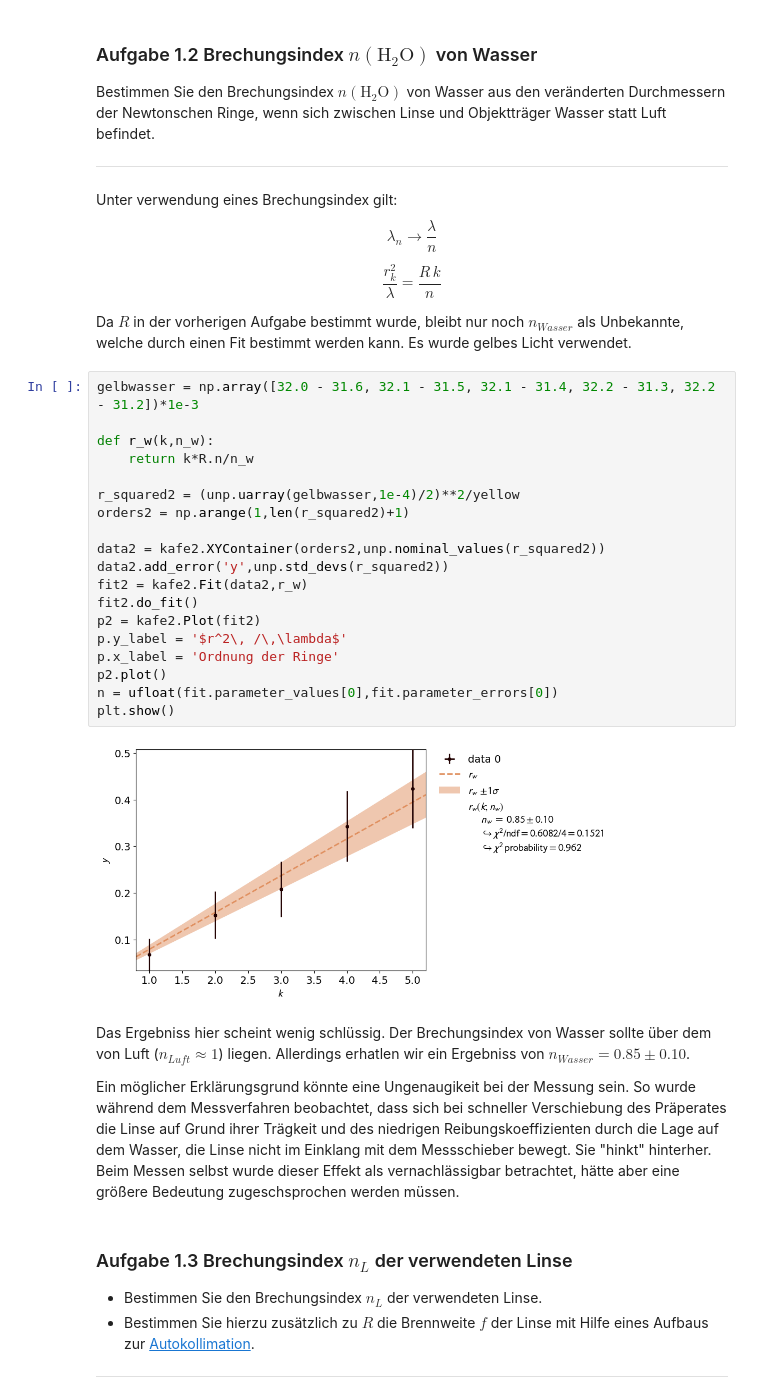
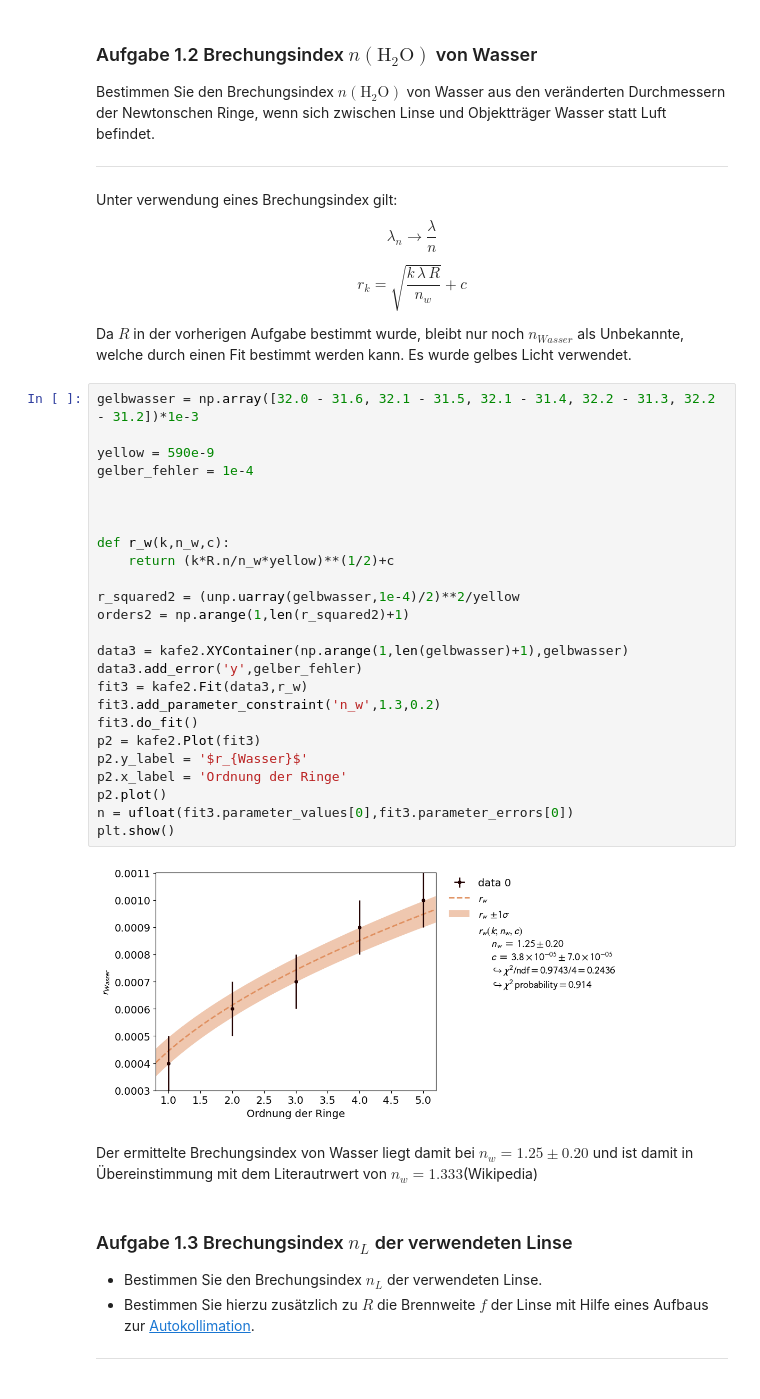
Before and after one commit to HerbertderGrosse/P2-sose-2024, a Jupyter notebook: Interferenz/Interferenz.ipynb, the cells around one changed output. Saved outputs shown, nothing was run; the diff lists cells and outputs as text.

```diff
--- a/Interferenz/Interferenz.ipynb
+++ b/Interferenz/Interferenz.ipynb
@@ -162,35 +162,39 @@ $$
 $$
 
 $$
-\frac{r_{k}^2}{\lambda} = \frac{R\,k}{n}
+r_k = \sqrt{\frac{k\,\lambda\,R}{n_w}} +c
 $$
 
 Da $R$ in der vorherigen Aufgabe bestimmt wurde, bleibt nur noch $n_{Wasser}$ als Unbekannte, welche durch einen Fit bestimmt werden kann. Es wurde gelbes Licht verwendet.
 # %%
 gelbwasser = np.array([32.0 - 31.6, 32.1 - 31.5, 32.1 - 31.4, 32.2 - 31.3, 32.2 - 31.2])*1e-3
 
-def r_w(k,n_w):
-    return k*R.n/n_w
+yellow = 590e-9
+gelber_fehler = 1e-4
+
+
+
+def r_w(k,n_w,c):
+    return (k*R.n/n_w*yellow)**(1/2)+c
 
 r_squared2 = (unp.uarray(gelbwasser,1e-4)/2)**2/yellow
 orders2 = np.arange(1,len(r_squared2)+1)
 
-data2 = kafe2.XYContainer(orders2,unp.nominal_values(r_squared2))
-data2.add_error('y',unp.std_devs(r_squared2))
-fit2 = kafe2.Fit(data2,r_w)
-fit2.do_fit()
-p2 = kafe2.Plot(fit2)
-p.y_label = '$r^2\, /\,\lambda$'
-p.x_label = 'Ordnung der Ringe'
+data3 = kafe2.XYContainer(np.arange(1,len(gelbwasser)+1),gelbwasser)
+data3.add_error('y',gelber_fehler)
+fit3 = kafe2.Fit(data3,r_w)
+fit3.add_parameter_constraint('n_w',1.3,0.2)
+fit3.do_fit()
+p2 = kafe2.Plot(fit3)
+p2.y_label = '$r_{Wasser}$'
+p2.x_label = 'Ordnung der Ringe'
 p2.plot()
-n = ufloat(fit.parameter_values[0],fit.parameter_errors[0])
+n = ufloat(fit3.parameter_values[0],fit3.parameter_errors[0])
 plt.show()
 # %% [output]
-[figure, old version]
+[figure, new version]
 # %% [markdown]
-Das Ergebniss hier scheint wenig schlüssig. Der Brechungsindex von Wasser sollte über dem von Luft ($n_{Luft}\approx 1$) liegen. Allerdings erhatlen wir ein Ergebniss von $n_{Wasser} = 0.85 \pm 0.10$.
-
-Ein möglicher Erklärungsgrund könnte eine Ungenaugikeit bei der Messung sein. So wurde während dem Messverfahren beobachtet, dass sich bei schneller Verschiebung des Präperates die Linse auf Grund ihrer Trägkeit und des niedrigen Reibungskoeffizienten durch die Lage auf dem Wasser, die Linse nicht im Einklang mit dem Messschieber bewegt. Sie "hinkt" hinterher. Beim Messen selbst wurde dieser Effekt als vernachlässigbar betrachtet, hätte aber eine größere Bedeutung zugeschsprochen werden müssen.
+Der ermittelte Brechungsindex von Wasser liegt damit bei $n_w = 1.25 \pm 0.20$ und ist damit in Übereinstimmung mit dem Literautrwert von $n_w = 1.333$(Wikipedia)
 # %% [markdown]
 ### Aufgabe 1.3 Brechungsindex $n_{L}$ der verwendeten Linse
 
```
Also changed, not shown: parts of 10 cells of this notebook, 2 other files.
